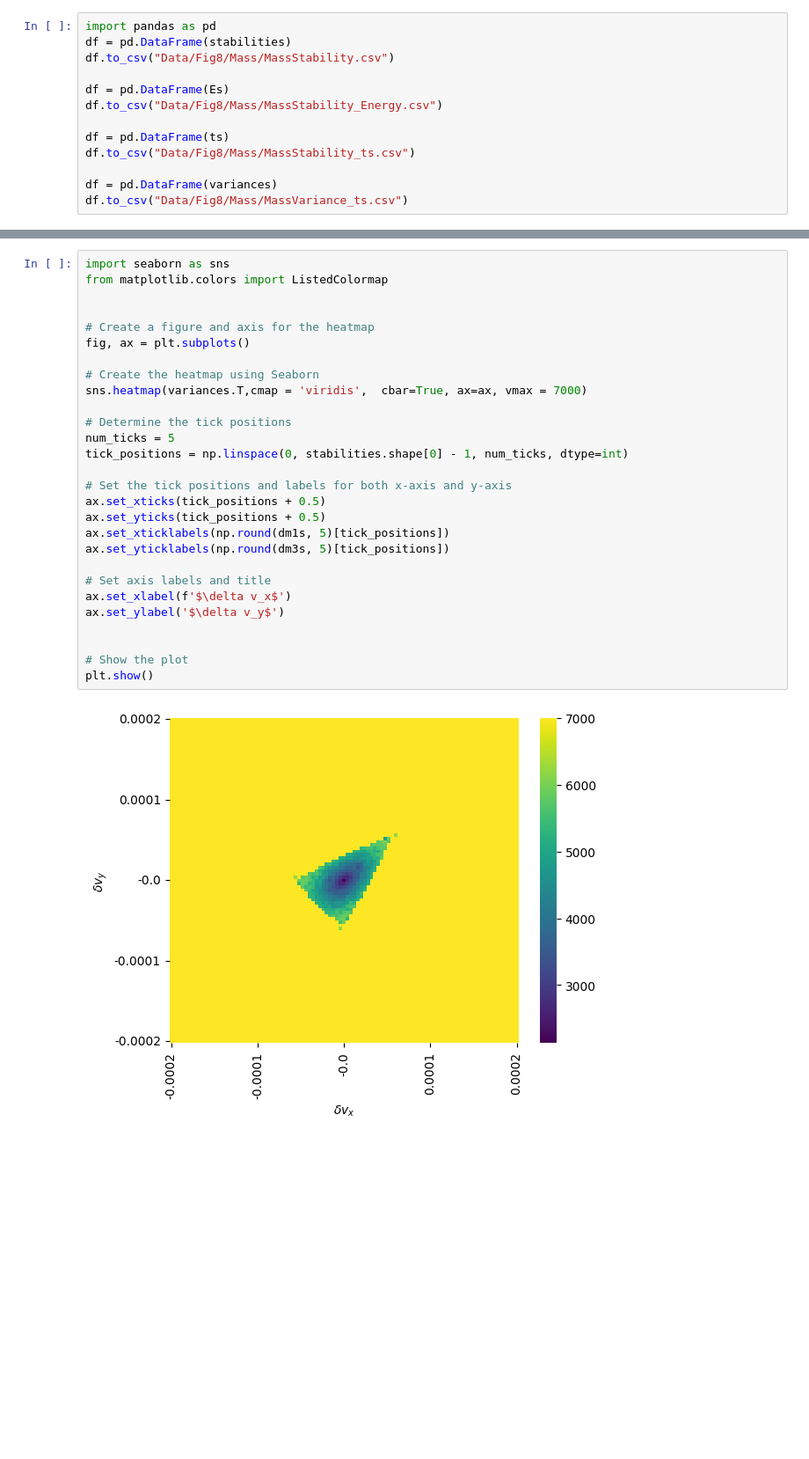
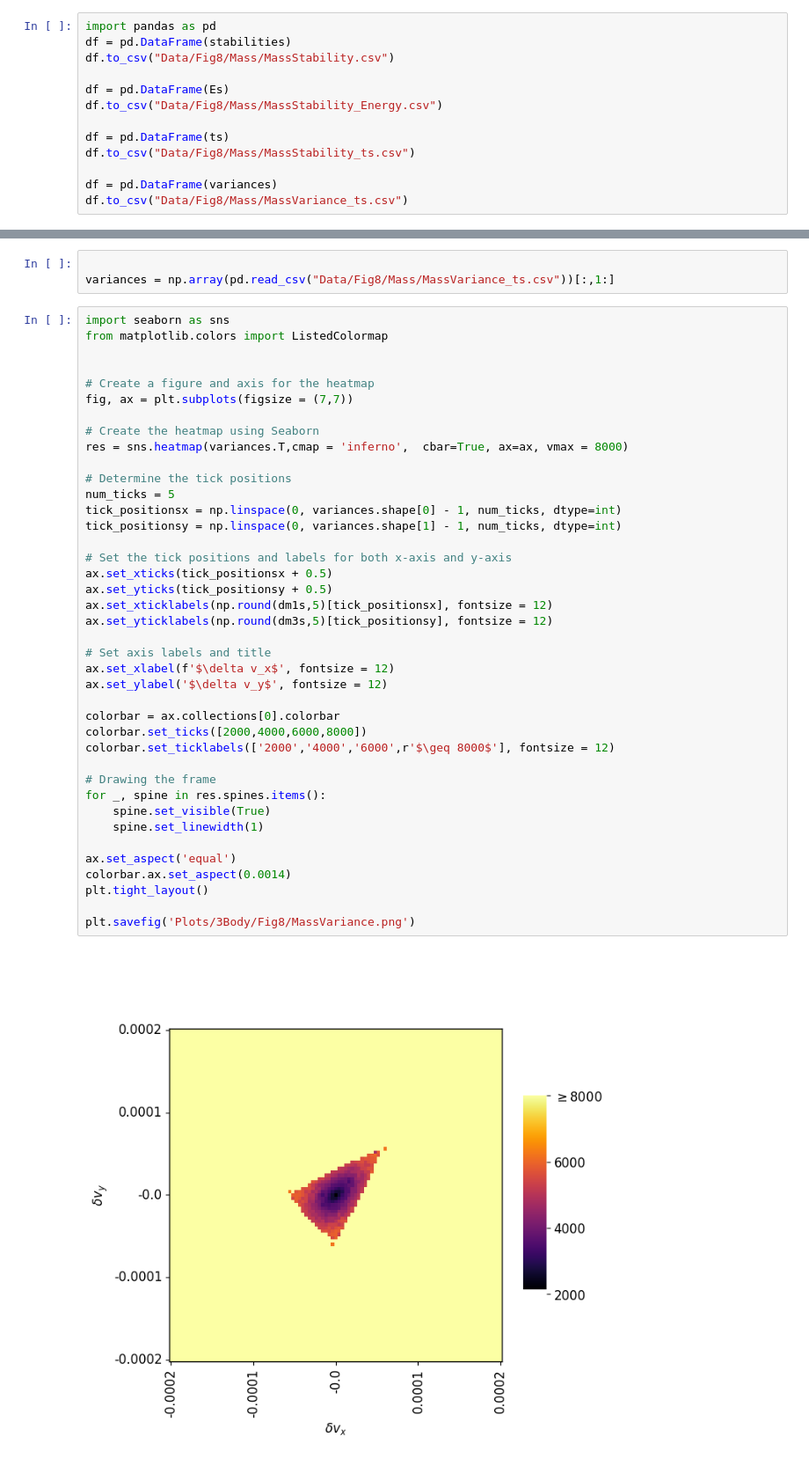
Before and after one commit to williamjones7/Dissertation, a Jupyter notebook: Mass Stability.ipynb, the cells around one changed output, grey strips where cells are left out. Shown: that part at 88% size. Saved outputs shown, nothing was run; the diff lists cells and outputs as text; blank space fills up the shorter version.

```diff
--- a/Mass Stability.ipynb
+++ b/Mass Stability.ipynb
@@ -173,30 +174,45 @@ plt.show()
+# %%
+
+variances = np.array(pd.read_csv("Data/Fig8/Mass/MassVariance_ts.csv"))[:,1:]
 # %%
 import seaborn as sns
 from matplotlib.colors import ListedColormap
 
 
 # Create a figure and axis for the heatmap
-fig, ax = plt.subplots()
+fig, ax = plt.subplots(figsize = (7,7))
 
 # Create the heatmap using Seaborn
-sns.heatmap(variances.T,cmap = 'viridis',  cbar=True, ax=ax, vmax = 7000)
+res = sns.heatmap(variances.T,cmap = 'inferno',  cbar=True, ax=ax, vmax = 8000)
 
 # Determine the tick positions
 num_ticks = 5
-tick_positions = np.linspace(0, stabilities.shape[0] - 1, num_ticks, dtype=int)
+tick_positionsx = np.linspace(0, variances.shape[0] - 1, num_ticks, dtype=int)
+tick_positionsy = np.linspace(0, variances.shape[1] - 1, num_ticks, dtype=int)
 
 # Set the tick positions and labels for both x-axis and y-axis
-ax.set_xticks(tick_positions + 0.5)
-ax.set_yticks(tick_positions + 0.5)
-ax.set_xticklabels(np.round(dm1s, 5)[tick_positions])
-ax.set_yticklabels(np.round(dm3s, 5)[tick_positions])
+ax.set_xticks(tick_positionsx + 0.5)
+ax.set_yticks(tick_positionsy + 0.5)
+ax.set_xticklabels(np.round(dm1s,5)[tick_positionsx], fontsize = 12)
+ax.set_yticklabels(np.round(dm3s,5)[tick_positionsy], fontsize = 12)
 
 # Set axis labels and title
-ax.set_xlabel(f'$\delta v_x$')
-ax.set_ylabel('$\delta v_y$')
+ax.set_xlabel(f'$\delta v_x$', fontsize = 12)
+ax.set_ylabel('$\delta v_y$', fontsize = 12)
 
+colorbar = ax.collections[0].colorbar
+colorbar.set_ticks([2000,4000,6000,8000])
+colorbar.set_ticklabels(['2000','4000','6000',r'$\geq 8000$'], fontsize = 12)
 
-# Show the plot
-plt.show()
+# Drawing the frame
+for _, spine in res.spines.items():
+    spine.set_visible(True)
+    spine.set_linewidth(1)
+
+ax.set_aspect('equal')
+colorbar.ax.set_aspect(0.0014)
+plt.tight_layout()
+
+plt.savefig('Plots/3Body/Fig8/MassVariance.png')
 # %% [output]
-[figure, old version]
+[figure, new version]
```
Also changed, not shown: parts of 6 cells of this notebook, 16 other files.
